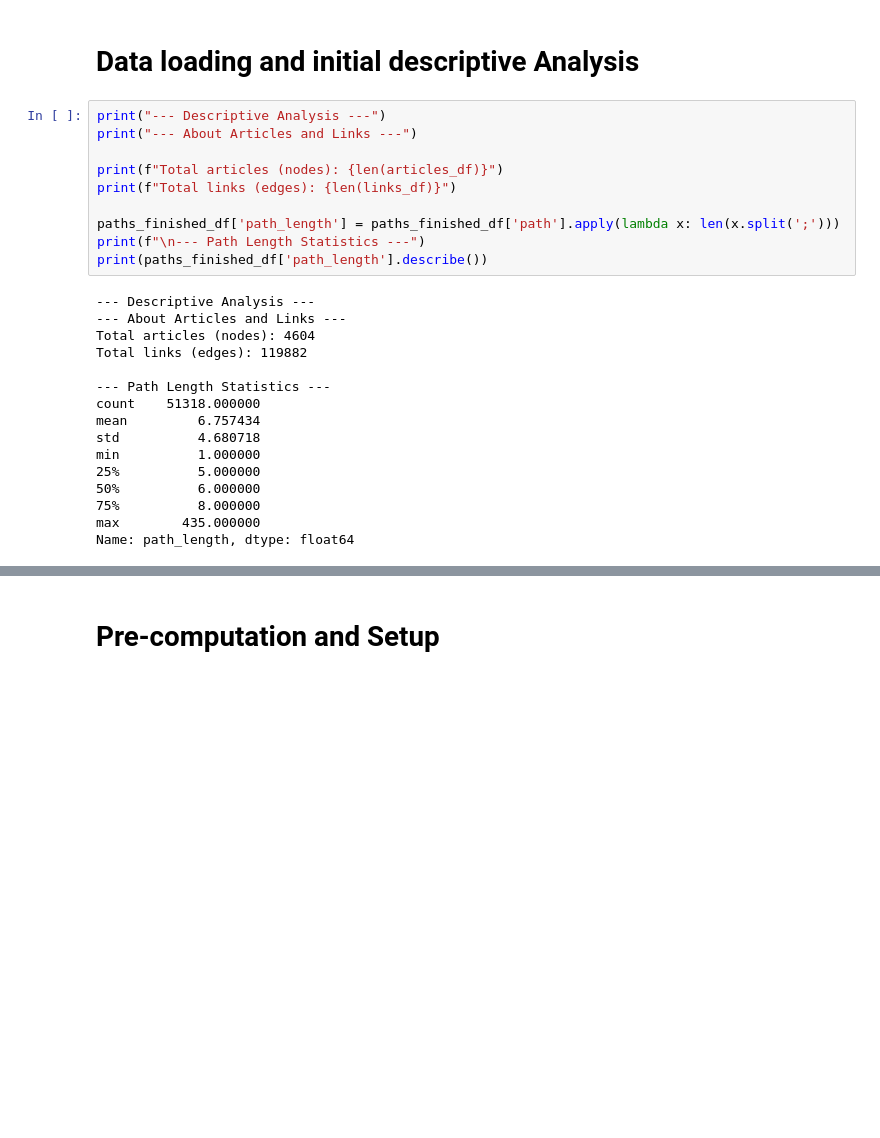
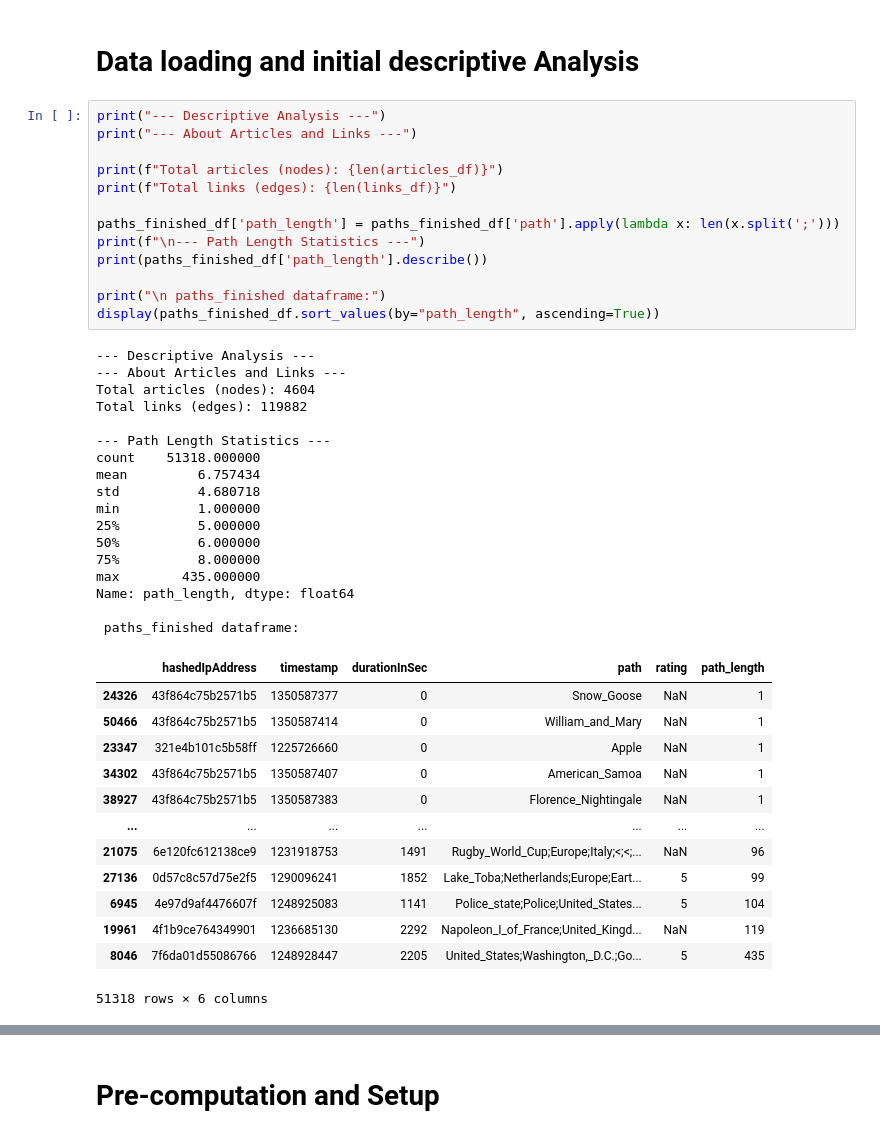
Before and after one commit to au-nlp/project-milestone-p2-group2, a Jupyter notebook: main.ipynb, the cells around one changed output, grey strips where cells are left out. Cells and saved outputs as stored; diff of their text form; blank space fills up the shorter version.

```diff
--- a/main.ipynb
+++ b/main.ipynb
@@ -305,29 +282,47 @@ We have two links where the position cannot be determined -> We have to decide h
 # %%
 print("--- Descriptive Analysis ---")
 print("--- About Articles and Links ---")
 
 print(f"Total articles (nodes): {len(articles_df)}")
 print(f"Total links (edges): {len(links_df)}")
 
 paths_finished_df['path_length'] = paths_finished_df['path'].apply(lambda x: len(x.split(';')))
 print(f"\n--- Path Length Statistics ---")
 print(paths_finished_df['path_length'].describe())
+
+print("\n paths_finished dataframe:")
+display(paths_finished_df.sort_values(by="path_length", ascending=True))
 # %% [output]
 --- Descriptive Analysis ---
 --- About Articles and Links ---
 Total articles (nodes): 4604
 Total links (edges): 119882
 
 --- Path Length Statistics ---
 count    51318.000000
 mean         6.757434
 std          4.680718
 min          1.000000
 25%          5.000000
 50%          6.000000
 75%          8.000000
 max        435.000000
 Name: path_length, dtype: float64
+
+ paths_finished dataframe:
+|  | hashedIpAddress | timestamp | durationInSec | path | rating | path_length |
+| 24326 | 43f864c75b2571b5 | 1350587377 | 0 | Snow_Goose | NaN | 1 |
+| 50466 | 43f864c75b2571b5 | 1350587414 | 0 | William_and_Mary | NaN | 1 |
+| 23347 | 321e4b101c5b58ff | 1225726660 | 0 | Apple | NaN | 1 |
+| 34302 | 43f864c75b2571b5 | 1350587407 | 0 | American_Samoa | NaN | 1 |
+| 38927 | 43f864c75b2571b5 | 1350587383 | 0 | Florence_Nightingale | NaN | 1 |
+| ... | ... | ... | ... | ... | ... | ... |
+| 21075 | 6e120fc612138ce9 | 1231918753 | 1491 | Rugby_World_Cup;Europe;Italy;<;<;... | NaN | 96 |
+| 27136 | 0d57c8c57d75e2f5 | 1290096241 | 1852 | Lake_Toba;Netherlands;Europe;Eart... | 5 | 99 |
+| 6945 | 4e97d9af4476607f | 1248925083 | 1141 | Police_state;Police;United_States... | 5 | 104 |
+| 19961 | 4f1b9ce764349901 | 1236685130 | 2292 | Napoleon_I_of_France;United_Kingd... | NaN | 119 |
+| 8046 | 7f6da01d55086766 | 1248928447 | 2205 | United_States;Washington,_D.C.;Go... | 5 | 435 |
+51318 rows × 6 columns
 # %%
 print("--- About finished paths ---")
 
```
Also changed, not shown: parts of 8 cells of this notebook.
